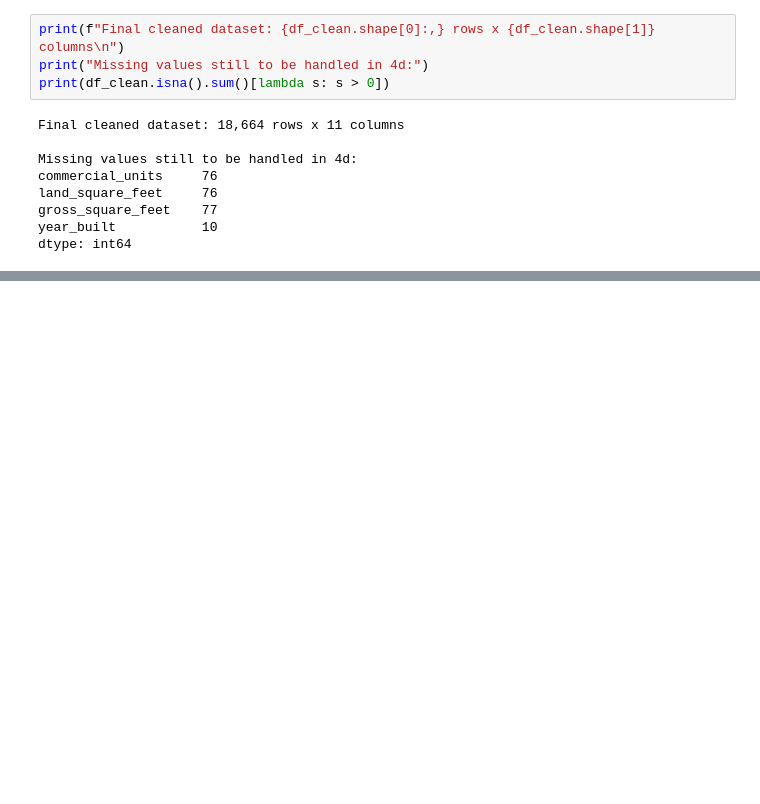
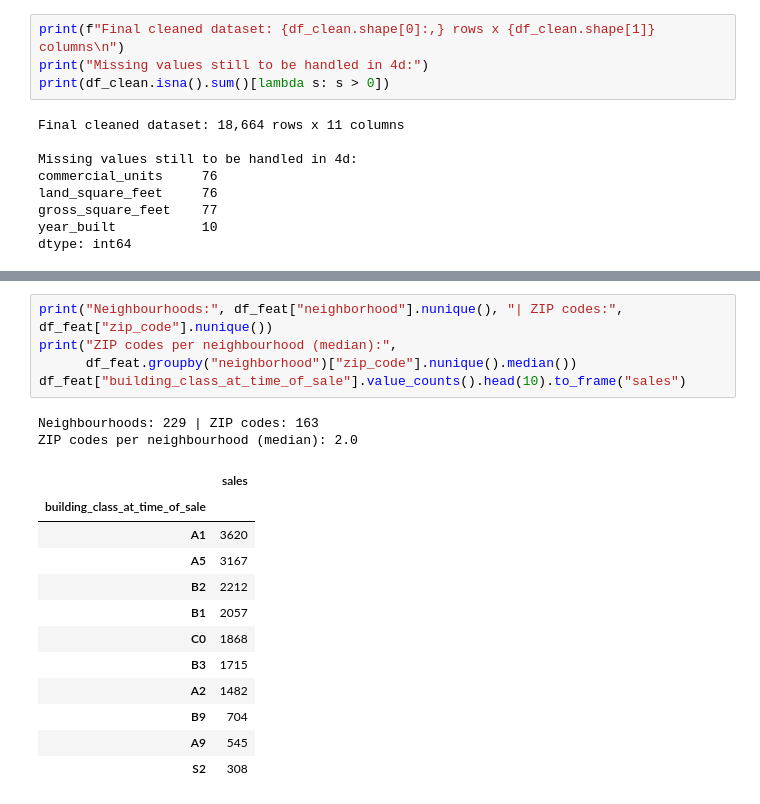
Before and after one commit to nodirbeksolijonov/MLDA-CW1-NYC-Property-Sales, a Jupyter notebook: notebooks/MLDA_CW1_NYC_Property_Sales.ipynb, the cells around one changed output, grey strips where cells are left out. Drawn from its saved outputs; the diff is of its cells as text; blank space fills up the shorter version.

```diff
--- a/notebooks/MLDA_CW1_NYC_Property_Sales.ipynb
+++ b/notebooks/MLDA_CW1_NYC_Property_Sales.ipynb
@@ -979,0 +1086,20 @@ dtype: int64
+# %%
+print("Neighbourhoods:", df_feat["neighborhood"].nunique(), "| ZIP codes:", df_feat["zip_code"].nunique())
+print("ZIP codes per neighbourhood (median):",
+      df_feat.groupby("neighborhood")["zip_code"].nunique().median())
+df_feat["building_class_at_time_of_sale"].value_counts().head(10).to_frame("sales")
+# %% [output]
+Neighbourhoods: 229 | ZIP codes: 163
+ZIP codes per neighbourhood (median): 2.0
+|  | sales |
+| building_class_at_time_of_sale |  |
+| A1 | 3620 |
+| A5 | 3167 |
+| B2 | 2212 |
+| B1 | 2057 |
+| C0 | 1868 |
+| B3 | 1715 |
+| A2 | 1482 |
+| B9 | 704 |
+| A9 | 545 |
+| S2 | 308 |
```
Also changed, not shown: parts of 10 cells of this notebook.
